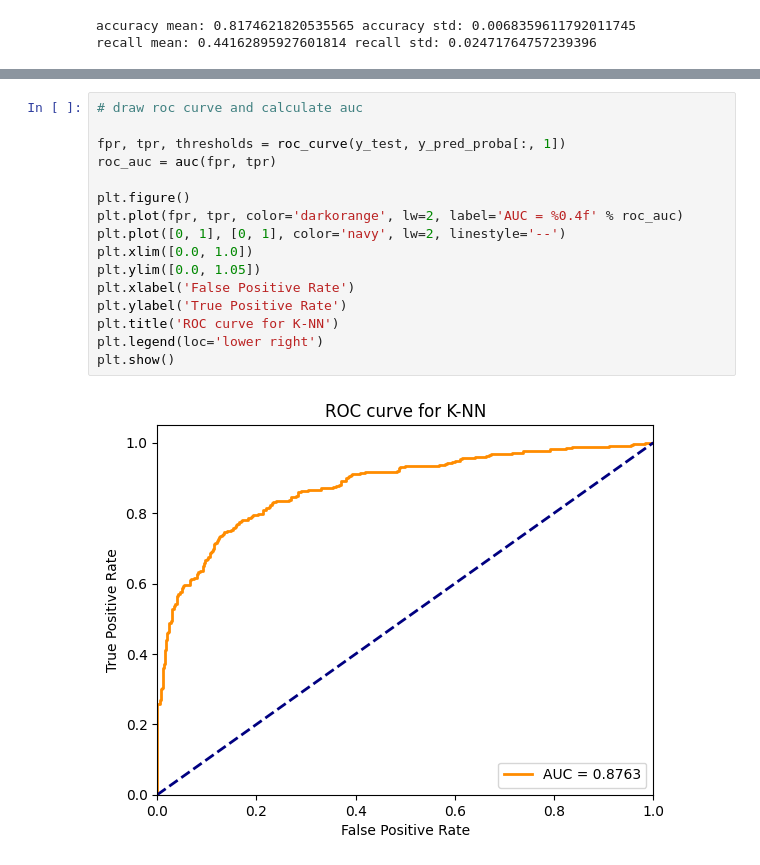
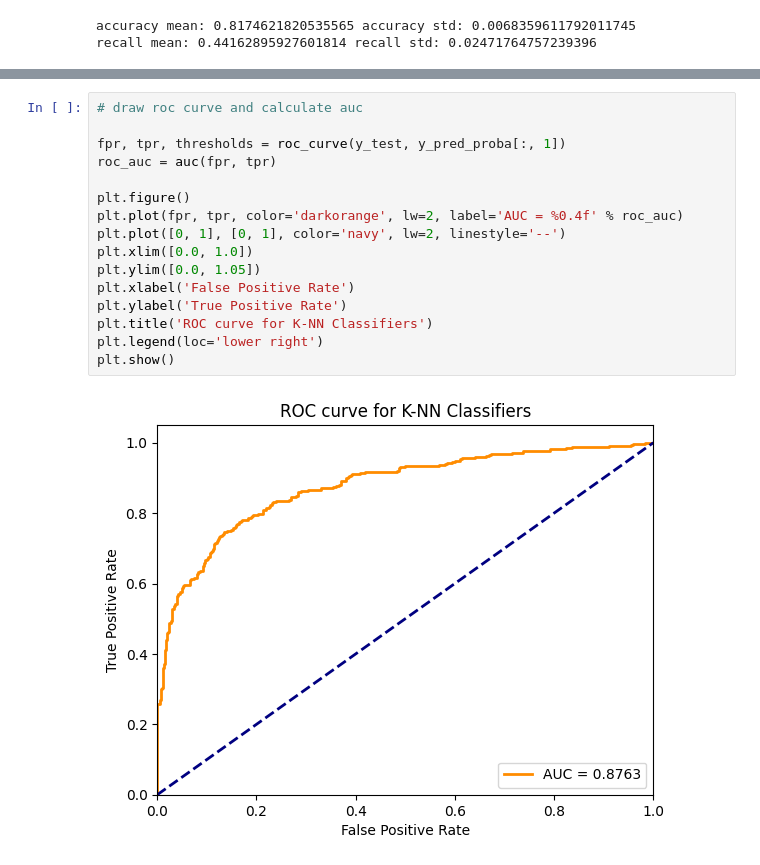
Before and after one commit to jnqian99/academic-performance, a Jupyter notebook: notebooks/6_classification/knn_classify.ipynb, the cells around one changed output, grey strips where cells are left out. Drawn from its saved outputs; the diff is of its cells as text.

```diff
--- a/notebooks/6_classification/knn_classify.ipynb
+++ b/notebooks/6_classification/knn_classify.ipynb
@@ -145,18 +157,18 @@ confusion matrix: [TP, FP], [FN, TN]
 # %%
 # draw roc curve and calculate auc
 
 fpr, tpr, thresholds = roc_curve(y_test, y_pred_proba[:, 1])
 roc_auc = auc(fpr, tpr)
 
 plt.figure()
 plt.plot(fpr, tpr, color='darkorange', lw=2, label='AUC = %0.4f' % roc_auc)
 plt.plot([0, 1], [0, 1], color='navy', lw=2, linestyle='--')
 plt.xlim([0.0, 1.0])
 plt.ylim([0.0, 1.05])
 plt.xlabel('False Positive Rate')
 plt.ylabel('True Positive Rate')
-plt.title('ROC curve for K-NN')
+plt.title('ROC curve for K-NN Classifiers')
 plt.legend(loc='lower right')
 plt.show()
 # %% [output]
-[figure, old version]
+[figure, new version]
```
Also changed, not shown: parts of 1 cell of this notebook, 15 other files.
